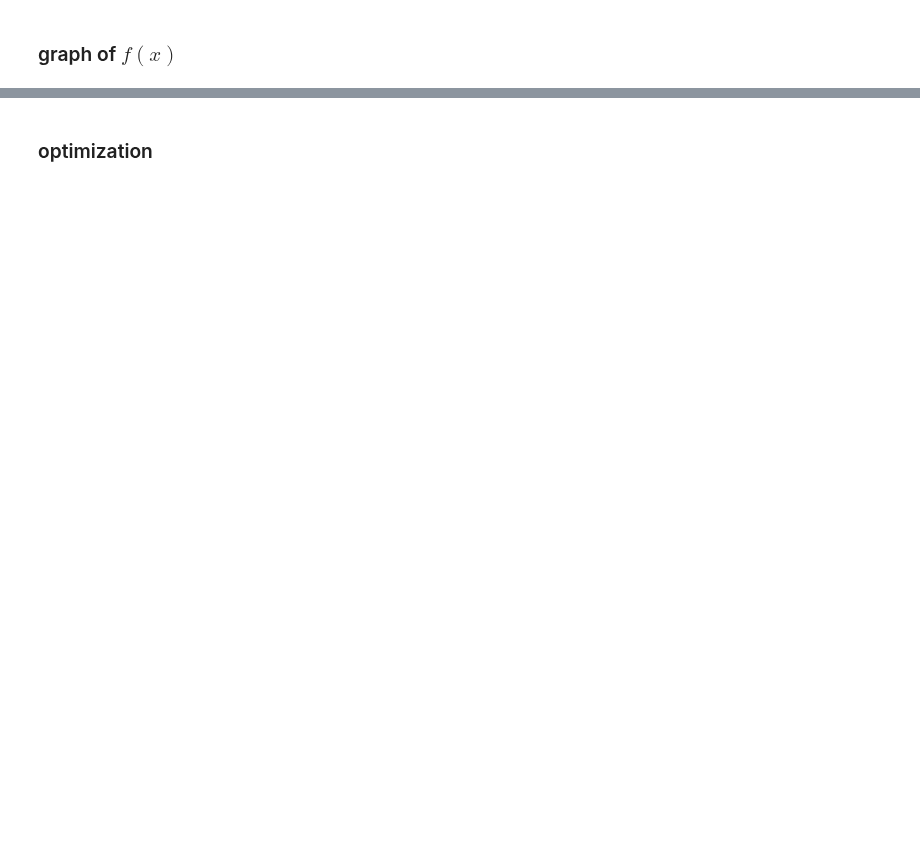
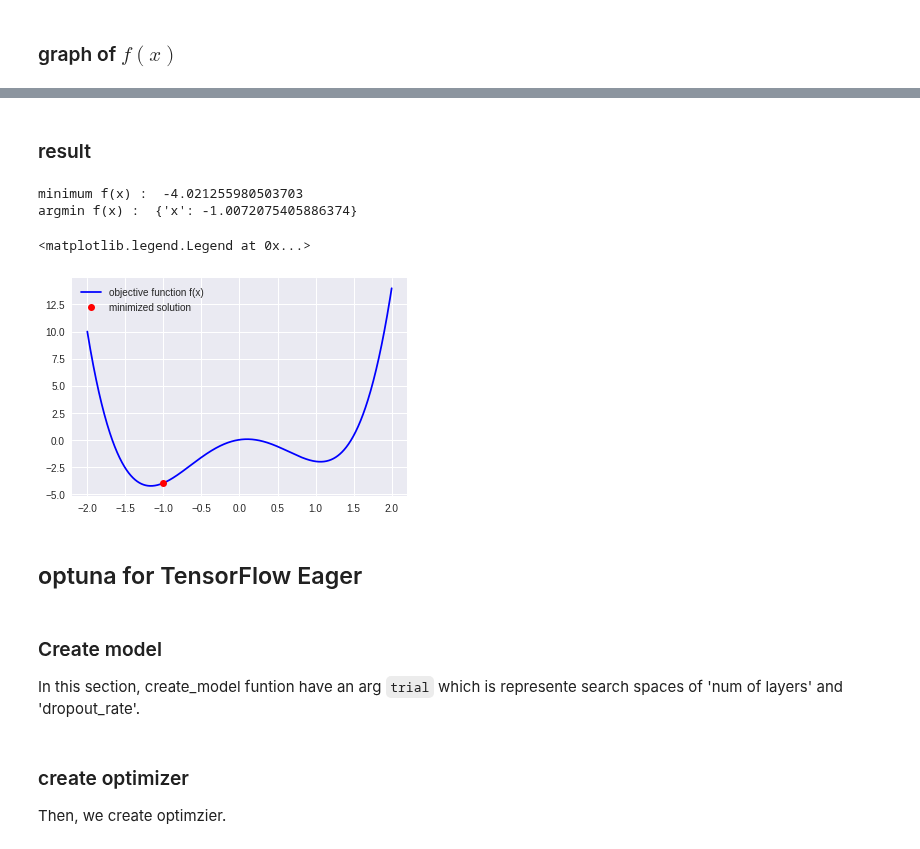
Before and after one commit to hellocybernetics/TensorFlow2.0_Eager_Execution_Tutorials, a Jupyter notebook: tutorials/99_others/hyper_parameter_optimization_using_optuna.ipynb, the cells around one changed output, grey strips where cells are left out. Drawn from its saved outputs; the diff is of its cells as text; code cells hidden in the pictures; blank space fills up the shorter version.

```diff
--- a/tutorials/99_others/hyper_parameter_optimization_using_optuna.ipynb
+++ b/tutorials/99_others/hyper_parameter_optimization_using_optuna.ipynb
@@ -46,2 +74,2 @@ plt.plot(x, 2*x**4 + 2*x**3 - 3*x**2)
 # %% [markdown]
-### optimization
+### result
@@ -52,0 +76,14 @@ def objective(trial):
+# %%
+print("minimum f(x) : ", study.best_value)
+print("argmin f(x) : ", study.best_params)
+
+plt.plot(x, 2*x**4 - 5*x**2 + x, "b")
+plt.plot(study.best_params['x'], study.best_value, "ro")
+plt.legend(["objective function f(x)", "minimized solution"])
+# %% [output]
+minimum f(x) :  -4.021255980503703
+argmin f(x) :  {'x': -1.0072075405886374}
+<matplotlib.legend.Legend at 0x...>
+[figure, added]
+# %% [markdown]
+## optuna for TensorFlow Eager
@@ -52,0 +92,3 @@ def objective(trial):
+# %% [markdown]
+### Create model
+In this section, create_model funtion have an arg `trial` which is represente search spaces of 'num of layers' and 'dropout_rate'.
@@ -52,0 +123,3 @@ def objective(trial):
+# %% [markdown]
+### create optimizer
+Then, we create optimzier.
```
Also changed, not shown: parts of 18 cells of this notebook.
